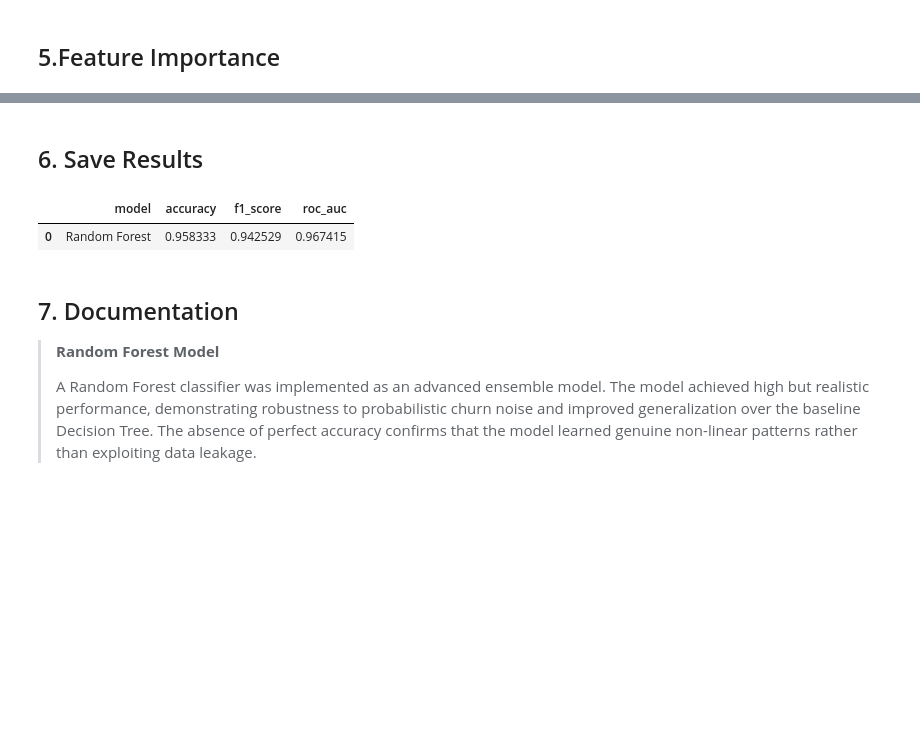
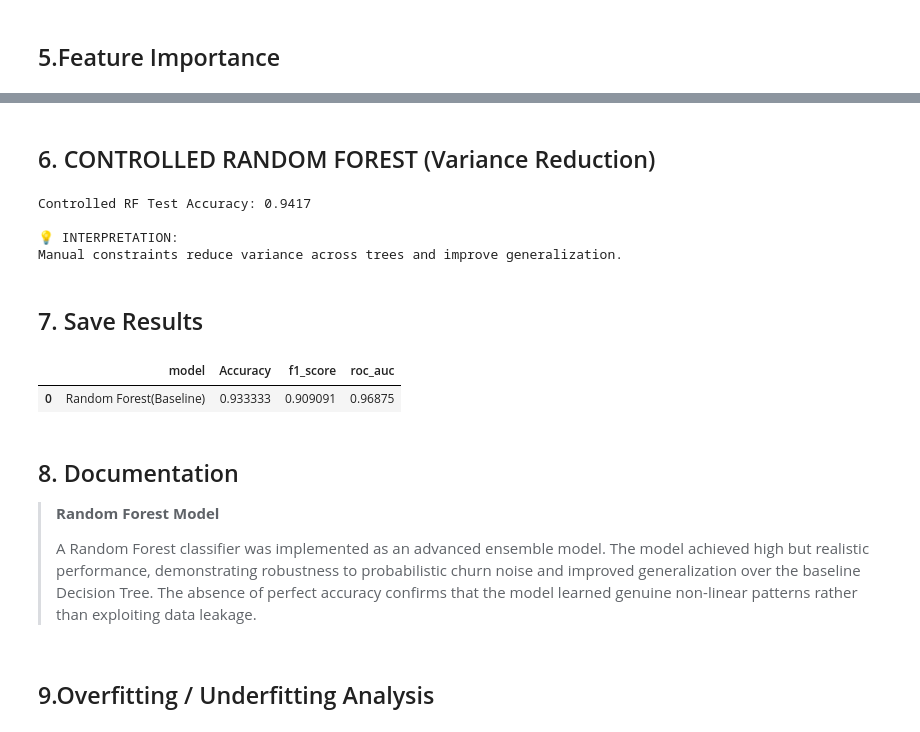
Before and after one commit to NGJIERU/WIE3007-GroupProject-Sem1-2025, a Jupyter notebook: notebooks/06_modeling_random_forest.ipynb, the cells around one changed output, grey strips where cells are left out. Drawn from its saved outputs; the diff is of its cells as text; code cells hidden in the pictures; blank space fills up the shorter version.

Commit message:
Add files via upload
Add overfitting/underfitting analysis and GridSearchCV tuning

```diff
--- a/notebooks/06_modeling_random_forest.ipynb
+++ b/notebooks/06_modeling_random_forest.ipynb
@@ -50,11 +53,11 @@ Test Size: 240
 # %%
-from sklearn.ensemble import RandomForestClassifier
-
-rf = RandomForestClassifier(
-    n_estimators=200,
-    max_depth=10,
+rf_baseline = RandomForestClassifier(
+    n_estimators=50,
+    max_depth=None,
+    min_samples_leaf=1,
     max_features='sqrt',
     random_state=42
 )
-rf.fit(X_train, y_train)
+
+rf_baseline.fit(X_train, y_train)
 # %% [output]
@@ -62,13 +65,12 @@ RandomForestClassifier(max_depth=10, n_estimators=200, random_state=42)
 # %% [markdown]
 ## 4. Evaluation
 # %%
-from sklearn.metrics import accuracy_score, f1_score, roc_auc_score
+y_pred_base = rf_baseline.predict(X_test)
+y_prob_base = rf_baseline.predict_proba(X_test)[:, 1]
 
-y_pred = rf.predict(X_test)
-y_prob = rf.predict_proba(X_test)[:, 1]
-
-# Print for the report
-print(f"Accuracy: {accuracy_score(y_test, y_pred):.4f}")
-print(f"F1-Score: {f1_score(y_test, y_pred):.4f}")
-print(f"ROC-AUC:  {roc_auc_score(y_test, y_prob):.4f}")
+print("BASELINE RANDOM FOREST")
+print(f"Accuracy: {accuracy_score(y_test, y_pred_base):.4f}")
+print(f"F1-Score: {f1_score(y_test, y_pred_base):.4f}")
+print(f"ROC-AUC:  {roc_auc_score(y_test, y_prob_base):.4f}")
+print("\nClassification Report:\n", classification_report(y_test, y_pred_base))
 # %% [output]
@@ -86,20 +115,44 @@ plt.show()
+# %% [markdown]
+## 6. CONTROLLED RANDOM FOREST (Variance Reduction)
+# %%
+rf_controlled = RandomForestClassifier(
+    n_estimators=200,
+    max_depth=6,
+    min_samples_leaf=10,
+    min_samples_split=10,
+    max_features='sqrt',
+    random_state=42
+)
+
+rf_controlled.fit(X_train, y_train)
+
+print(f"Controlled RF Test Accuracy: {accuracy_score(y_test, rf_controlled.predict(X_test)):.4f}")
+print("\n💡 INTERPRETATION:")
+print("Manual constraints reduce variance across trees and improve generalization.")
+# %% [output]
+Controlled RF Test Accuracy: 0.9417
+
+💡 INTERPRETATION:
+Manual constraints reduce variance across trees and improve generalization.
 # %% [markdown]
-## 6. Save Results
+## 7. Save Results
 # %%
 results = {
-    "model": "Random Forest",
-    "accuracy": accuracy_score(y_test, y_pred),
-    "f1_score": f1_score(y_test, y_pred),
-    "roc_auc": roc_auc_score(y_test, y_prob)
+    "model": "Random Forest(Baseline)",
+    "Accuracy": accuracy_score(y_test, y_pred_base),
+    "f1_score": f1_score(y_test, y_pred_base),
+    "roc_auc": roc_auc_score(y_test,  y_prob_base)
 }
 
 pd.DataFrame([results])
 # %% [output]
-|  | model | accuracy | f1_score | roc_auc |
-| 0 | Random Forest | 0.958333 | 0.942529 | 0.967415 |
+|  | model | Accuracy | f1_score | roc_auc |
+| 0 | Random Forest(Baseline) | 0.933333 | 0.909091 | 0.96875 |
 # %% [markdown]
-## 7. Documentation
+## 8. Documentation
 
 > **Random Forest Model**
 >
 > A Random Forest classifier was implemented as an advanced ensemble model. The model achieved high but realistic performance, demonstrating robustness to probabilistic churn noise and improved generalization over the baseline Decision Tree. The absence of perfect accuracy confirms that the model learned genuine non-linear patterns rather than exploiting data leakage.
+# %% [markdown]
+## 9.Overfitting / Underfitting Analysis
```
Also changed, not shown: parts of 12 cells of this notebook.
